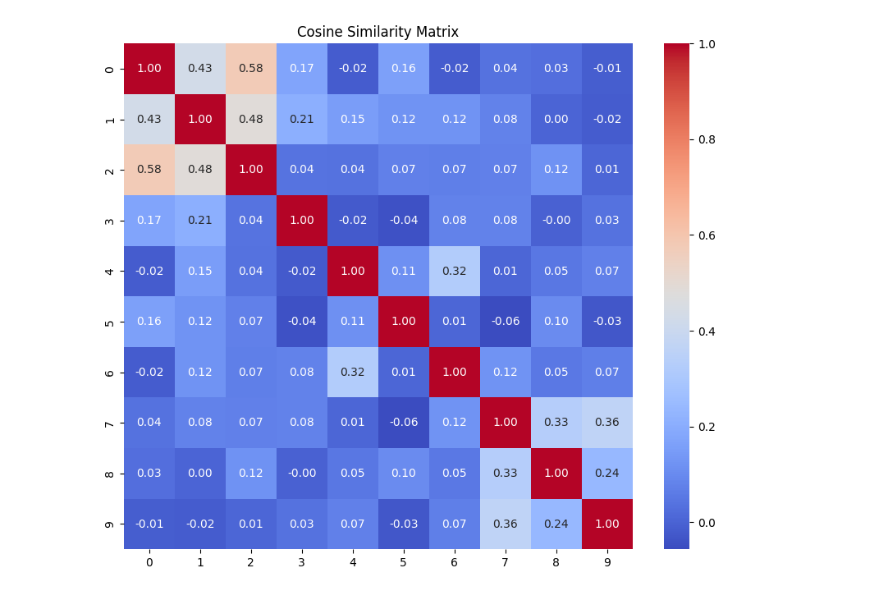
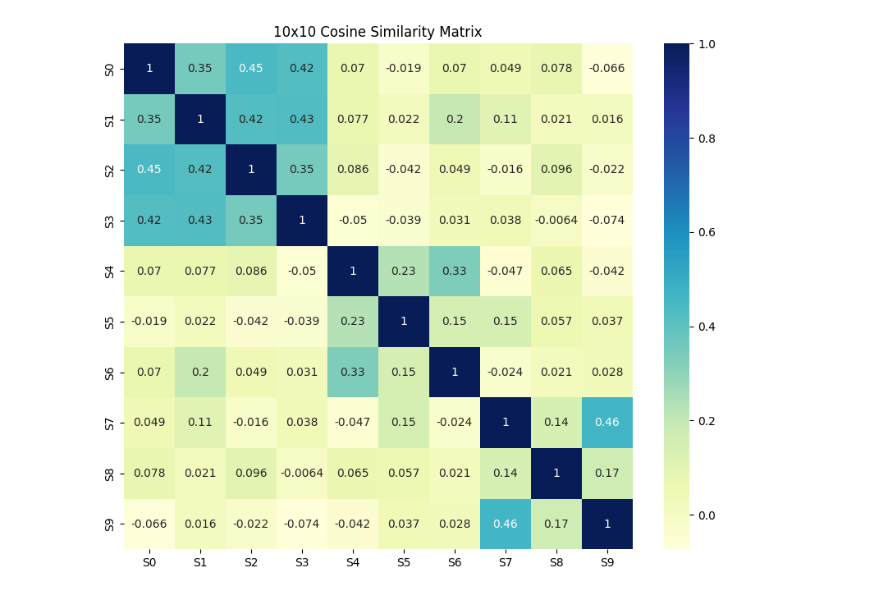
Before and after one commit to purnimasrivastava2308/assignment-01-2511240, a Jupyter notebook: part4-vector-db/embeddings_demo.ipynb, the cells around one changed output. Saved outputs shown, nothing was run; the diff lists cells and outputs as text; code cells hidden in the pictures.

```diff
--- a/part4-vector-db/embeddings_demo.ipynb
+++ b/part4-vector-db/embeddings_demo.ipynb
@@ -61,11 +28,29 @@ Notes:
+# %%
+sentences = [
+    # Topic: Cricket
+    "The batsman hit a magnificent six over the long-on boundary.",
+    "Fast bowlers often use the new ball to find swing and seam movement.",
+    "The umpire raised his finger to signal a leg-before-wicket dismissal.",
+    "Cricket is a sport played with a bat, ball, and eleven players per side.",
+    # Topic: Cooking
+    "Slowly simmer the tomato sauce until it reaches a thick consistency.",
+    "A pinch of saffron can drastically enhance the aroma of the biryani.",
+    "Whisk the egg whites until they form stiff peaks for the souffle.",
+    # Topic: Cybersecurity
+    "Multi-factor authentication adds a crucial layer of security to accounts.",
+    "The firewall blocked a suspicious injection attack from an unknown IP.",
+    "Phishing emails often mimic official banks to steal user credentials."
+]
 # %%
-embeddings = model.encode(sentences)
+embeddings = model.encode(sentences, convert_to_tensor=True)
+# %%
+cosine_scores = util.cos_sim(embeddings, embeddings).cpu().numpy()
 # %%
-similarity_matrix = cosine_similarity(embeddings)
-
-plt.figure(figsize=(10,8))
-sns.heatmap(similarity_matrix, annot=True, fmt=".2f", cmap="coolwarm")
-plt.title("Cosine Similarity Matrix")
+plt.figure(figsize=(10, 8))
+sns.heatmap(cosine_scores, annot=True, cmap='YlGnBu',
+            xticklabels=[f"S{i}" for i in range(10)],
+            yticklabels=[f"S{i}" for i in range(10)])
+plt.title("10x10 Cosine Similarity Matrix")
 plt.show()
 # %% [output]
-[figure, old version]
+[figure, new version]
```
Also changed, not shown: parts of 11 cells of this notebook, 2 other files.
